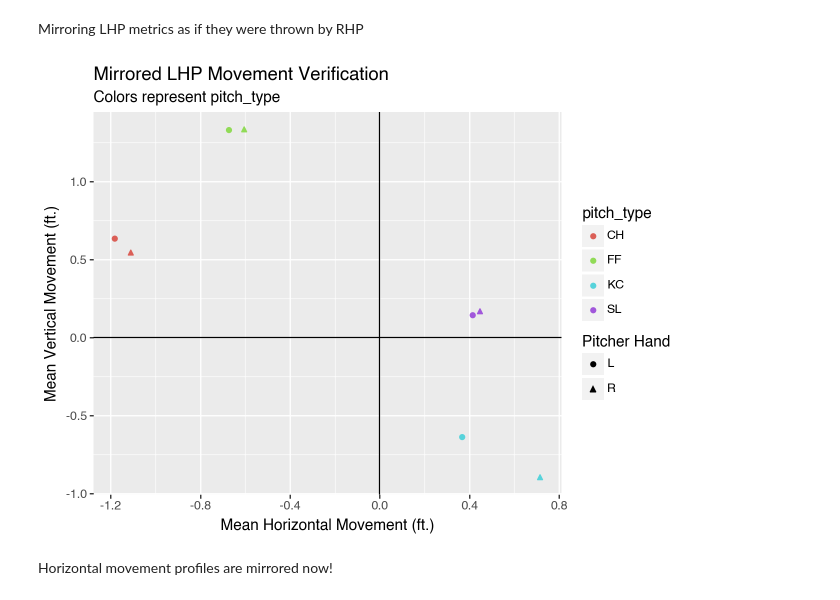
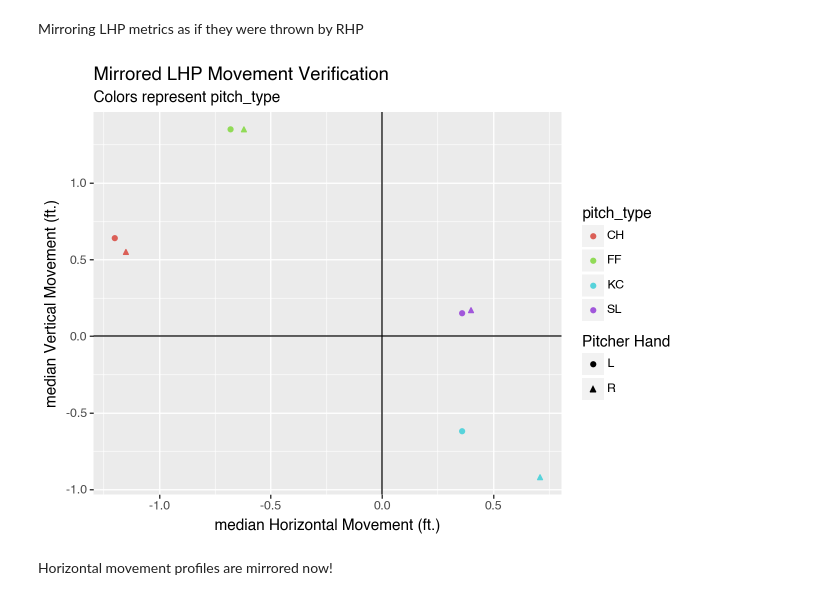
Before and after one commit to Jensen-holm/Sequence-Plus, a Jupyter notebook: notebooks/tunnel+.ipynb, the cells around one changed output. Drawn from its saved outputs; the diff is of its cells as text; code cells hidden in the pictures.

```diff
--- a/notebooks/tunnel+.ipynb
+++ b/notebooks/tunnel+.ipynb
@@ -120,39 +123,39 @@ Mirroring LHP metrics as if they were thrown by RHP
 def mirror_lhp_to_rhp(lf: pl.LazyFrame) -> pl.LazyFrame:
     return lf.with_columns(
         # mirror LHP horizontal movement
         pl.when(pl.col("p_throws") == "L")
         .then(-pl.col("pfx_x"))
         .otherwise(pl.col("pfx_x")),
     )
 
 mirrored_pitches_lf = pitches_run_value_lf.pipe(mirror_lhp_to_rhp)
 
 # for verification
 movement_plt = (
     ggplot(
         mirrored_pitches_lf
         .filter(pl.col("pitch_type").is_in(["FF", "KC", "SL", "CH"]))
         .group_by("pitch_type", "p_throws")
         .agg(
-            pl.col("pfx_x").mean().alias("mean_pfx_x"),
-            pl.col("pfx_z").mean().alias("mean_pfx_z"),
+            pl.col("pfx_x").median().alias("median_pfx_x"),
+            pl.col("pfx_z").median().alias("median_pfx_z"),
         ).collect(),
-        aes(x="mean_pfx_x", y="mean_pfx_z", color="pitch_type", shape="p_throws"))
+        aes(x="median_pfx_x", y="median_pfx_z", color="pitch_type", shape="p_throws"))
     + geom_point()
     + geom_vline(xintercept=0)
     + geom_hline(yintercept=0)
     + labs(
         title="Mirrored LHP Movement Verification",
-        x="Mean Horizontal Movement (ft.)",
-        y="Mean Vertical Movement (ft.)",
+        x="median Horizontal Movement (ft.)",
+        y="median Vertical Movement (ft.)",
         shape="Pitcher Hand",
         subtitle="Colors represent pitch_type",
     )
 )
 
 movement_plt.show()
 # %% [output]
-[figure, old version]
+[figure, new version]
 # %% [markdown]
 Horizontal movement profiles are mirrored now!
 # %% [markdown]
```
Also changed, not shown: parts of 9 cells of this notebook.
